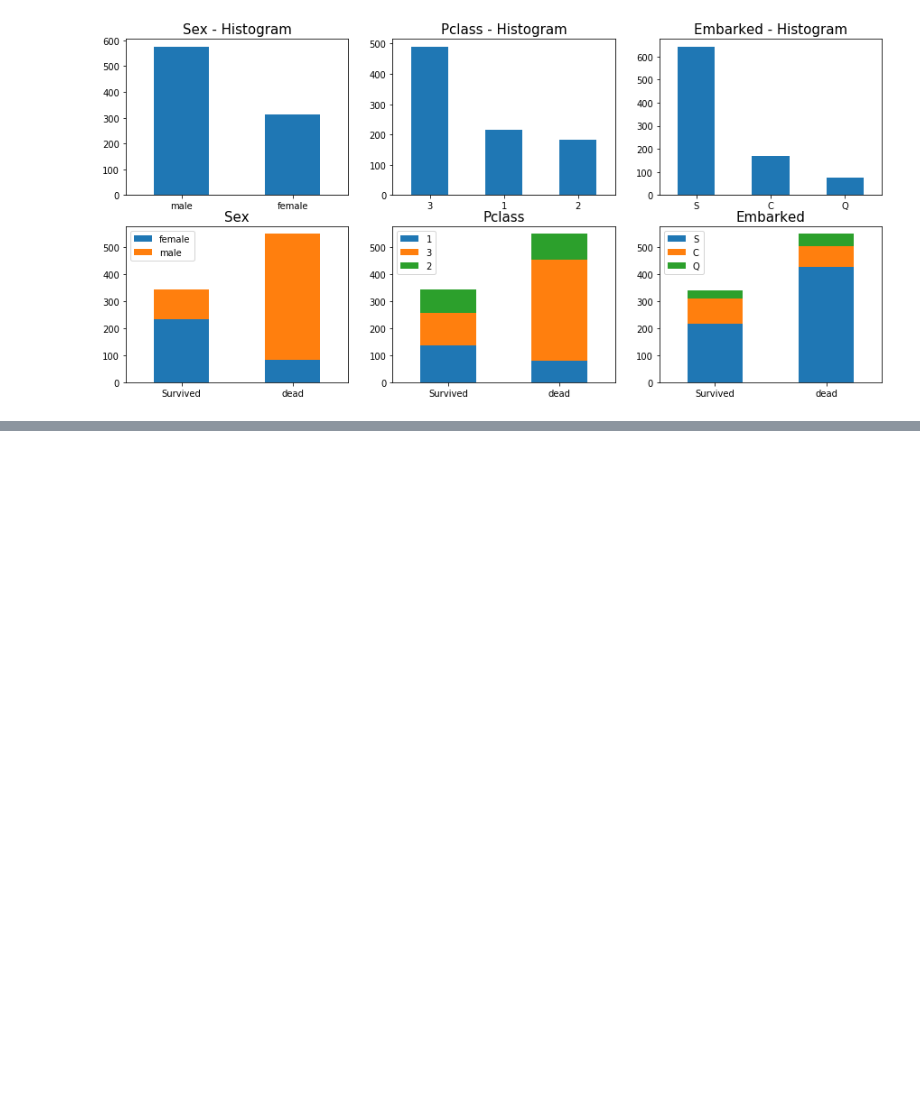
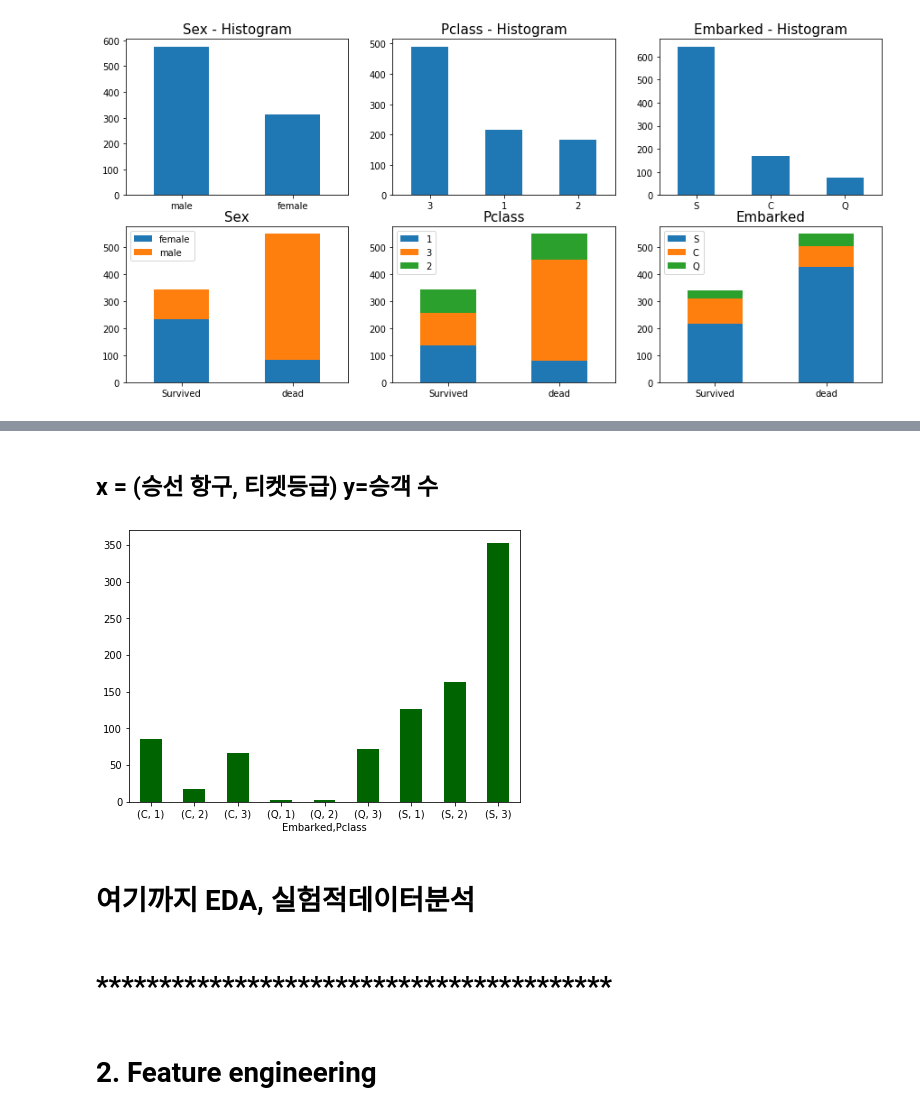
Before and after one commit to InbeomHa/python2020, a Jupyter notebook: answer.ipynb, the cells around one changed output, grey strips where cells are left out. Cells and saved outputs as stored; diff of their text form; code cells hidden in the pictures; blank space fills up the shorter version.

```diff
--- a/answer.ipynb
+++ b/answer.ipynb
@@ -100,0 +138,15 @@ plt.show()
+# %% [markdown]
+## x = (승선 항구, 티켓등급) y=승객 수
+# %%
+plt.figure(figsize=(7,5))
+df.groupby(['Embarked','Pclass'])['PassengerId'].count().plot(kind='bar', color="darkgreen")
+plt.xticks(rotation=0)
+plt.show()
+# %% [output]
+[figure, added]
+# %% [markdown]
+# 여기까지 EDA, 실험적데이터분석
+# %% [markdown]
+# *****************************************
+# %% [markdown]
+# 2. Feature engineering
```
Also changed, not shown: parts of 17 cells of this notebook.
